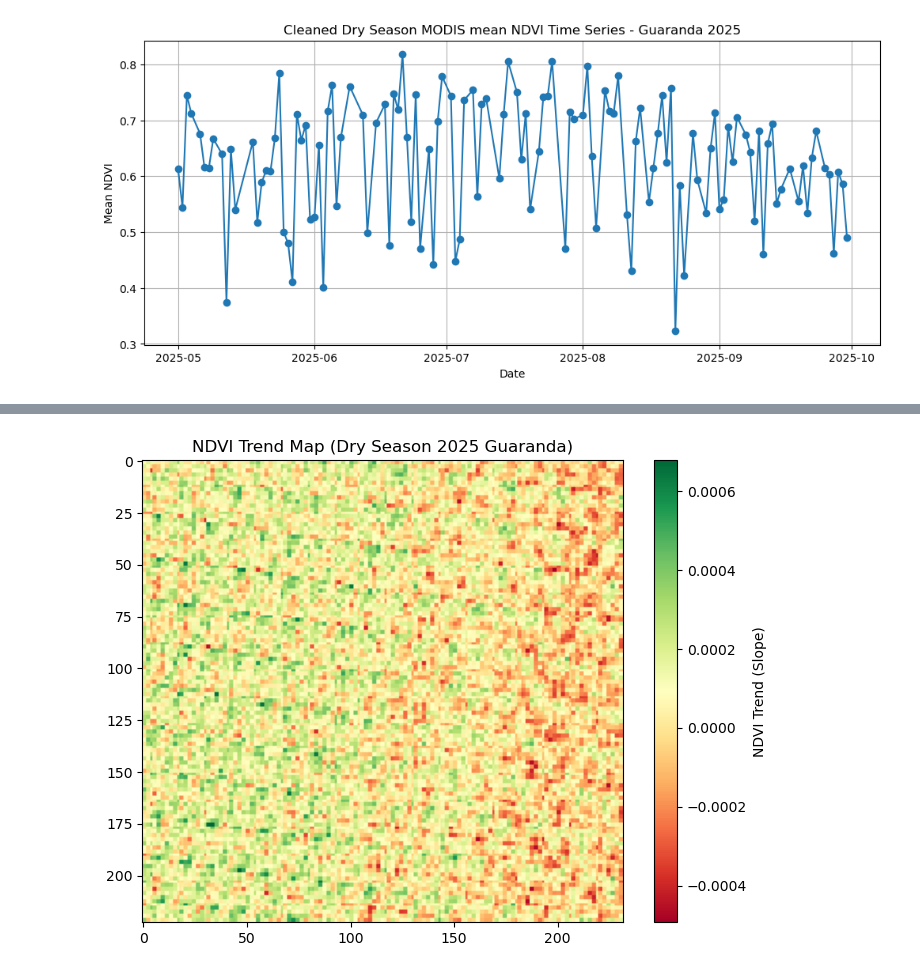
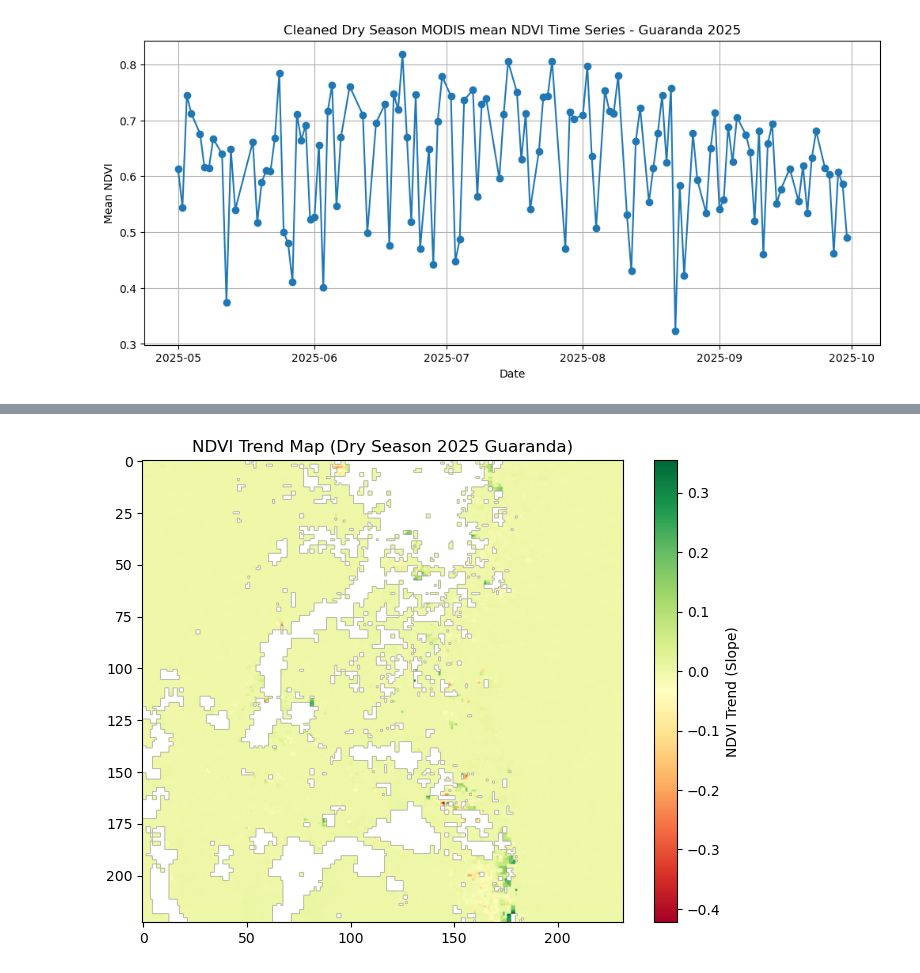
Before and after one commit to francescofustinoni/earthlab, a Jupyter notebook: GeospatialBasicAnalysis/DrySeasonMODISmeanNDVIGuaranda.ipynb, the cells around one changed output, grey strips where cells are left out. Saved outputs shown, nothing was run; the diff lists cells and outputs as text; code cells hidden in the pictures.

```diff
--- a/GeospatialBasicAnalysis/DrySeasonMODISmeanNDVIGuaranda.ipynb
+++ b/GeospatialBasicAnalysis/DrySeasonMODISmeanNDVIGuaranda.ipynb
@@ -294,18 +395,23 @@ The NetCDF NDVI stack is saved at: C:\Users\Francesco\Python\earthlab\data\Ecuad
 # %%
 # Plot the NDVI time series for a pixel
 
-ndvi = rxr.open_rasterio(r"C:\Users\Francesco\Python\earthlab\data\Ecuador\outputs\NDVI_stack.tif")
-print(ndvi.values.min(), ndvi.values.max(), ndvi.dtype)
-ndvi = ndvi.astype(float)*0.1 # rescale correctly because during the export in GEE of MODIS images I didn't applied the scaling factor *0.0001
+ndvi = rxr.open_rasterio(merged_tif, masked=True).astype(float)
+ndvi = ndvi.where(ndvi != -9999)
+print(f"NDVI stack range: {np.nanmin(ndvi.values):.3f} to {np.nanmax(ndvi.values):.3f}")
+print(f"Bands: {ndvi.sizes['band']}, Dates: {len(dates)}")
+
+# Assign the time coordinate to the 'band' dimension (the xarray.DataArray ndvi has three dimensions (band: n° of images, y, x))
+ndvi = ndvi.assign_coords(time=('band', dates)).swap_dims({'band':'time'})
 
 # Coordinates to analyse
 lon, lat = -79.026681, -1.578568
 
-# Assign the time coordinate to the 'band' dimension (the xarray.DataArray ndvi has three dimensions (band: n° of images, y, x))
-ndvi = ndvi.assign_coords(time=('band', dates)).swap_dims({'band':'time'})
+pixel_ts = ndvi.sel(x=lon, y=lat, method='nearest')
+# Drop NaNs (in case of masked frames)
+pixel_ts = pixel_ts.where(np.isfinite(pixel_ts), drop=True)
 
-ndvi_wgs84 = ndvi.rio.reproject('EPSG:4326')
-pixel_ts = ndvi.sel(x=lon, y=lat, method='nearest')
+print('NDVI values', pixel_ts.values)
+print("Mean NDVI:", np.nanmean(pixel_ts.values))
 
 plt.figure(figsize=(10, 5))
 plt.plot(pixel_ts['time'], pixel_ts.values, marker='o')
@@ -343,32 +458,35 @@ plt.show()
 # %%
 # PIXEL-WISE NDVI TREND SLOPE ANALYSIS
 
 # Get the days in the time period (e.g. 0, 1, 2, ..., n_time-1)
 time_numeric = np.arange(ndvi.shape[0])
 
+# Mask nodata
+ndvi_masked = np.where(ndvi.values == -9999, np.nan, ndvi.values)
+
 # Reshape for easier math
-T, Y, X = ndvi.shape
-ndvi_reshaped = ndvi.values.reshape(T, -1) # I get a new array (T, Y*X) where I have 'time' in the rows and 'pixel' in the colums
+T, Y, X = ndvi_masked.shape
+ndvi_reshaped = ndvi_masked.reshape(T, -1) # I get a new array (T, Y*X) where I have 'time' in the rows and 'pixel' in the colums
 
 # Create an array full of NaN with the dimension of the number of pixels
-slopes = np.full(ndvi_reshaped.shape[1], np.nan)
+slopes = np.full(ndvi_reshaped.shape[1], np.nan, dtype=np.float32)
 
 # Compute the linerar regression between NDVI and time for each pixel, and get the slope
 for idx in range(ndvi_reshaped.shape[1]):
     y = ndvi_reshaped[:, idx]
+    valid = np.isfinite(y)
     if np.sum(np.isfinite(y)) > 1:
-        slope, _, _, _, _ = linregress(time_numeric, y)
+        slope, _, _, _, _ = linregress(time_numeric[valid], y[valid])
         slopes[idx] = slope
 
 # Reshape back to image
 slope_map = slopes.reshape(Y, X)
 
 # Plot the Slope Map
 plt.figure(figsize=(8, 6))
-plt.imshow(slope_map,
-           cmap='RdYlGn')
+plt.imshow(slope_map, cmap='RdYlGn')
 plt.colorbar(label='NDVI Trend (Slope)')
 plt.title('NDVI Trend Map (Dry Season 2025 Guaranda)')
 plt.show()
 # %% [output]
-[figure, old version]
+[figure, new version]
```
Also changed, not shown: parts of 9 cells of this notebook.
